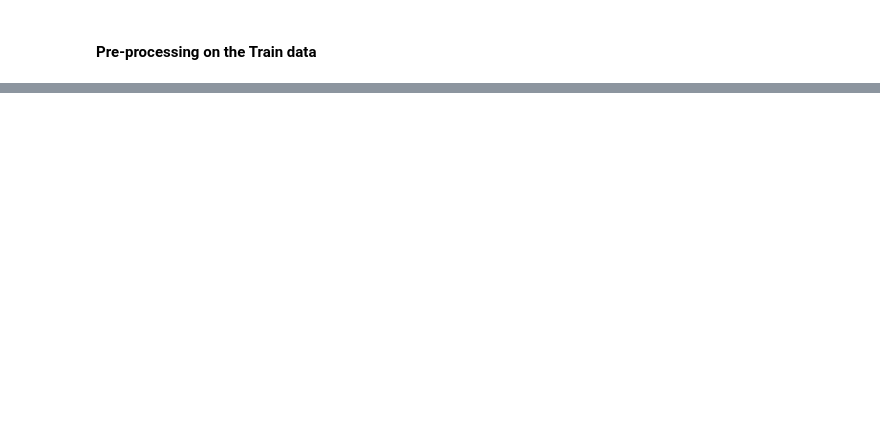
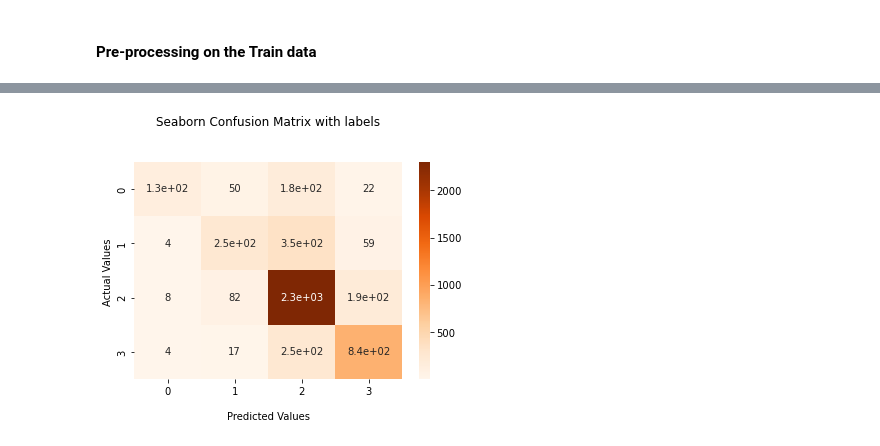
Before and after one commit to daniel-datasci/Climate-Change-Belief-Analysis-With-Twitter-Data, a Jupyter notebook: Climate Change Belief Analysis - 2201ACDS(TEAM NM4) Notebook.ipynb, the cells around one changed output, grey strips where cells are left out. Drawn from its saved outputs; the diff is of its cells as text; code cells hidden in the pictures; blank space fills up the shorter version.

```diff
--- a/ACT Team NM4.ipynb
+++ b/Climate Change Belief Analysis - 2201ACDS(TEAM NM4) Notebook.ipynb
@@ -472,0 +386,11 @@ submission.shape
+# %%
+vectorizer = CountVectorizer( # Instantiate the object
+    preprocessor=tweet_preprocessor,
+    ngram_range=(1,2) # with ngram_range of (1,2) for bag of words
+)
+vectorizer.fit(X) #build vocabulary for training
+X_tokenized = vectorizer.transform(X) #encode the text data
+
+# scale the encoded text data
+scaler = MaxAbsScaler() # Instantiate the object
+X_scaled = scaler.fit_transform(X_tokenized)
@@ -472,0 +414,3 @@ submission.shape
+# %%
+#Split the labels and target into training and testing sets
+X_train, X_test, y_train, y_test = train_test_split(X_scaled, y, test_size=0.3)
@@ -472,0 +420,3 @@ submission.shape
+# %%
+log_clf = LogisticRegression(multi_class='ovr') #Instantiate the model object
+log_clf.fit(X_train, y_train) # train the model
@@ -472,0 +453,11 @@ submission.shape
+# %%
+y_pred_log = log_clf.predict(X_test) # predict the target for the y_test
+y_pred_svm = svm_clf.predict(X_test) # predict the target for the y_test
+
+# find the accurancy of the model
+print('Logistic Model accurancy: ', accuracy_score(y_test, y_pred_log))
+print('Logistic Model f1 Score: ', f1_score(y_test, y_pred_log, average='weighted'))
+
+# find the accurancy of the model
+print('SVM Model accurancy: ', accuracy_score(y_test, y_pred_svm))
+print('SVM Model f1 Score: ', f1_score(y_test, y_pred_svm, average='weighted'))
@@ -472,0 +493,17 @@ submission.shape
+# %%
+cf_matrix = confusion_matrix(y_test, y_pred_log)
+
+ax = sns.heatmap(cf_matrix, annot=True, cmap='Oranges')
+
+ax.set_title('Seaborn Confusion Matrix with labels\n\n');
+ax.set_xlabel('\nPredicted Values')
+ax.set_ylabel('Actual Values ');
+
+## Ticket labels - List must be in alphabetical order
+#ax.xaxis.set_ticklabels(['Setosa','Versicolor', 'Virginia'])
+#ax.yaxis.set_ticklabels(['Setosa','Versicolor', 'Virginia'])
+
+## Display the visualization of the Confusion Matrix.
+plt.show()
+# %% [output]
+[figure, added]
```
Also changed, not shown: parts of 103 cells of this notebook, 1 other file.
